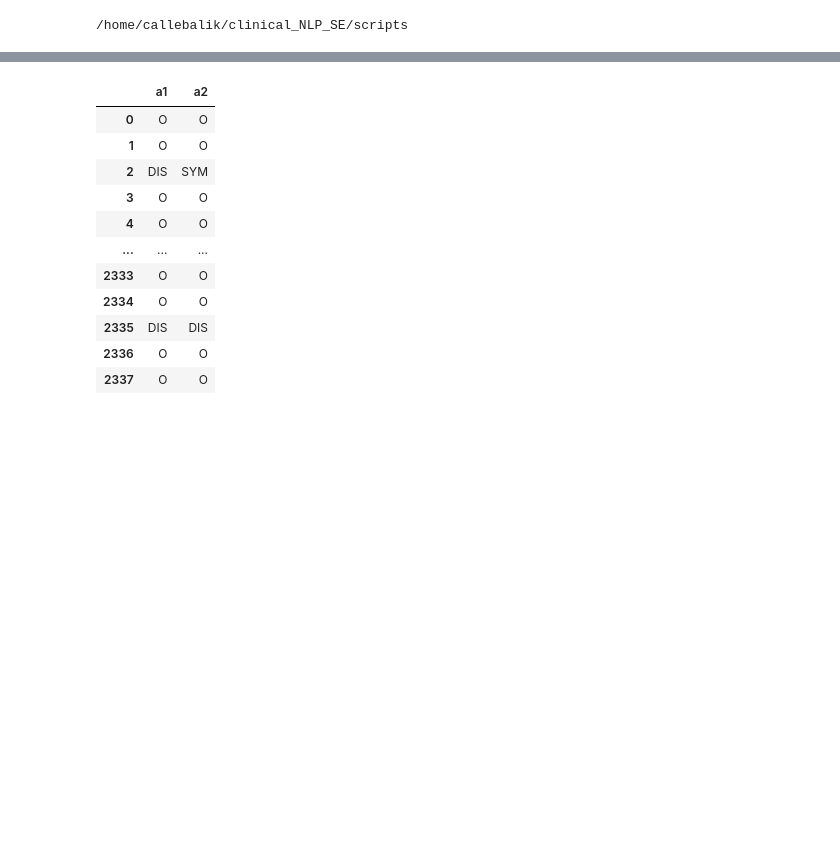
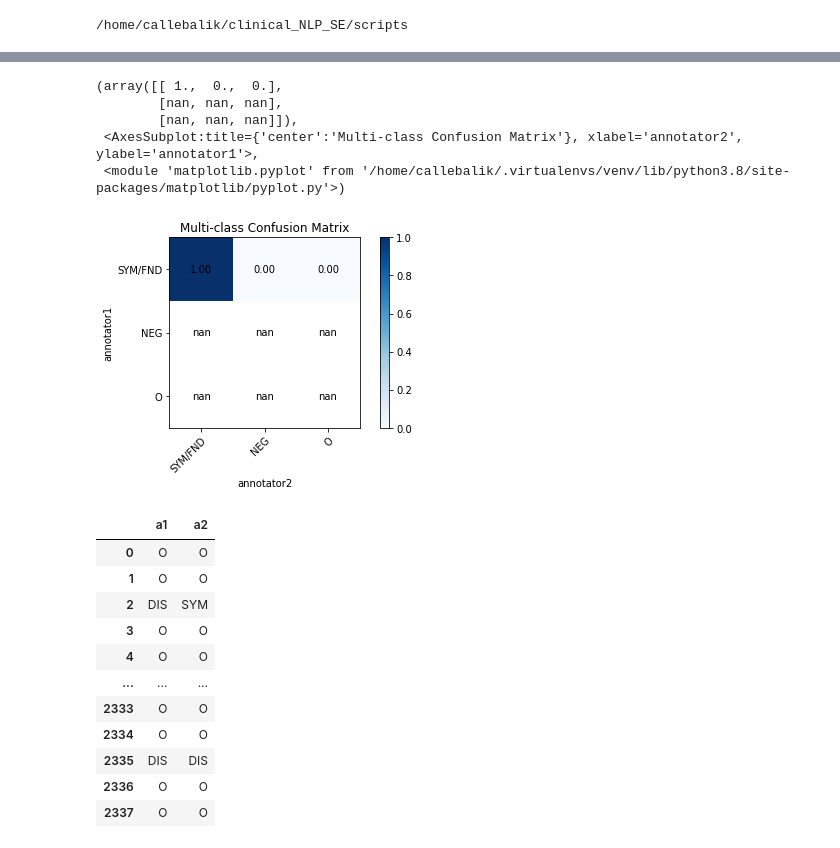
Before and after one commit to callebalik/clinical_NLP_SE, a Jupyter notebook: scripts/confusion_matrix_plot.ipynb, the cells around one changed output, grey strips where cells are left out. Saved outputs shown, nothing was run; the diff lists cells and outputs as text; code cells hidden in the pictures; blank space fills up the shorter version.

```diff
--- a/scripts/confusion_matrix_plot.ipynb
+++ b/scripts/confusion_matrix_plot.ipynb
@@ -17,0 +115,28 @@ print(os.getcwd())
+# %%
+# conditions = [
+#     (df.NE_a1.str.contains("DIS") & (df.NE_a2.str.contains("SYM"))), # a1 overrules
+#     (df.NE_a1.str.contains("DIS") & (df.NE_a2.str.contains("FND"))), # a1 overrules
+#     (df.NE_a1.str.contains("DIS") & (df.NE_a2.str.contains("NEG"))), # a1 overrules
+#     ]
+# values = ['DIS',"DIS","DIS"]
+# df['NE'] = np.select(conditions, values)
+
+values = ['SYM/FND', "NEG", "O"]
+
+conditions = [
+    (df_sfno.A1.str.contains("FND")) | (df_sfno.A1.str.contains("SYM")),
+    (df_sfno.A1.str.contains("NEG")),
+    (df_sfno.A1.str.contains("O"))
+     ]
+
+df_sfno['A1_sf'] = np.select(conditions, values)
+
+conditions = [
+    (df_sfno.A2.str.contains("FND")) | (df_sfno.A2.str.contains("SYM")),
+    (df_sfno.A2.str.contains("NEG")),
+    (df_sfno.A2.str.contains("O"))
+     ]
+
+df_sfno['A2_sf'] = np.select(conditions, values)
+
+df_sfno[df_sfno.A2_sf.str.contains("SYM")]
@@ -18,3 +167,16 @@ print(os.getcwd())
+# %%
+from plot_confusion_matrix import plot_confusion_matrix
+
+classes = ["SYM/FND","NEG","O"]
+
+plot_confusion_matrix(df_sfno.A1_sf, df_sfno.A2_sf, classes=classes, normalize=True, xlabel="annotator2", ylabel="annotator1")
+# %% [output]
+(array([[ 1.,  0.,  0.],
+        [nan, nan, nan],
+        [nan, nan, nan]]),
+ <AxesSubplot:title={'center':'Multi-class Confusion Matrix'}, xlabel='annotator2', ylabel='annotator1'>,
+ <module 'matplotlib.pyplot' from '/home/callebalik/.virtualenvs/venv/lib/python3.8/site-packages/matplotlib/pyplot.py'>)
+[figure, added]
 # %%
 from pathlib import Path
 import pandas as pd
```
Also changed, not shown: parts of 5 cells of this notebook, 2 other files.
